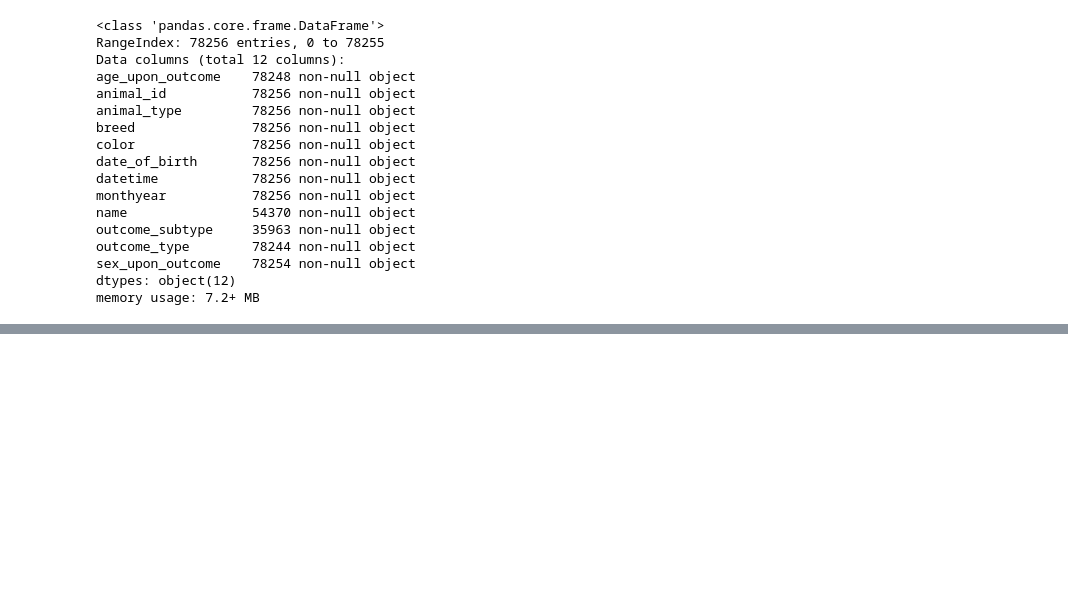
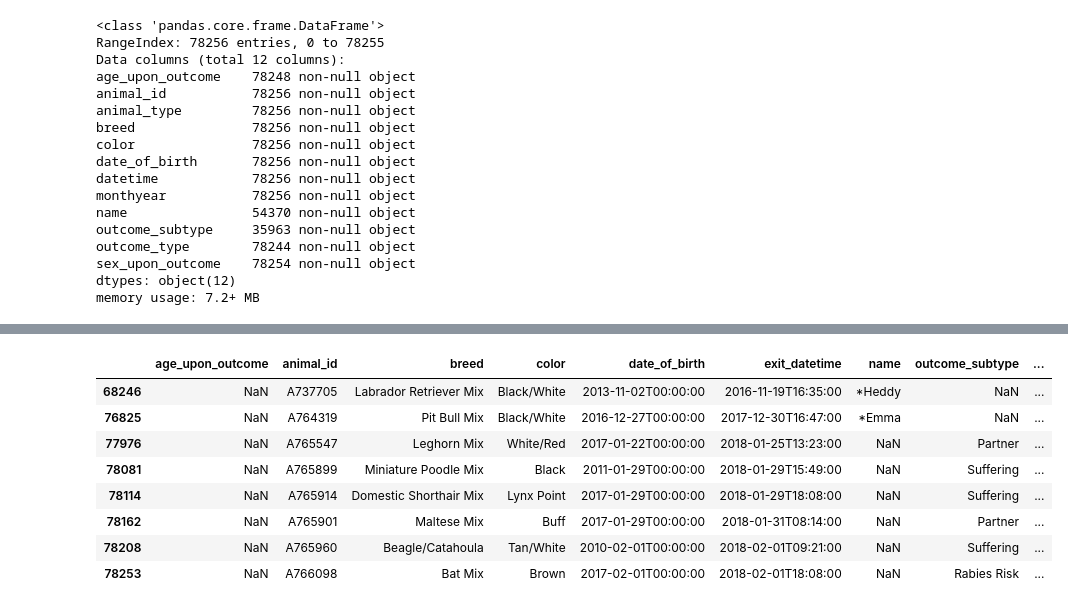
Before and after one commit to SeaPeaMurray/thinkful-apprenticeship, a Jupyter notebook: DS_bootcamp/Deeper_supervised_learning/3.7.1 Capstone.ipynb, the cells around one changed output, grey strips where cells are left out. Saved outputs shown, nothing was run; the diff lists cells and outputs as text; code cells hidden in the pictures; blank space fills up the shorter version.

```diff
--- a/DS_bootcamp/Deeper_supervised_learning/3.7.1 Capstone.ipynb
+++ b/DS_bootcamp/Deeper_supervised_learning/3.7.1 Capstone.ipynb
@@ -84,0 +147,13 @@ df2.head()
+# %%
+# df.info() above also states it has NaN values.
+df[df.age_upon_outcome.isna()]
+# %% [output]
+|  | age_upon_outcome | animal_id | breed | color | date_of_birth | exit_datetime | name | outcome_subtype | ... |
+| 68246 | NaN | A737705 | Labrador Retriever Mix | Black/White | 2013-11-02T00:00:00 | 2016-11-19T16:35:00 | *Heddy | NaN | ... |
+| 76825 | NaN | A764319 | Pit Bull Mix | Black/White | 2016-12-27T00:00:00 | 2017-12-30T16:47:00 | *Emma | NaN | ... |
+| 77976 | NaN | A765547 | Leghorn Mix | White/Red | 2017-01-22T00:00:00 | 2018-01-25T13:23:00 | NaN | Partner | ... |
+| 78081 | NaN | A765899 | Miniature Poodle Mix | Black | 2011-01-29T00:00:00 | 2018-01-29T15:49:00 | NaN | Suffering | ... |
+| 78114 | NaN | A765914 | Domestic Shorthair Mix | Lynx Point | 2017-01-29T00:00:00 | 2018-01-29T18:08:00 | NaN | Suffering | ... |
+| 78162 | NaN | A765901 | Maltese Mix | Buff | 2017-01-29T00:00:00 | 2018-01-31T08:14:00 | NaN | Partner | ... |
+| 78208 | NaN | A765960 | Beagle/Catahoula | Tan/White | 2010-02-01T00:00:00 | 2018-02-01T09:21:00 | NaN | Suffering | ... |
+| 78253 | NaN | A766098 | Bat Mix | Brown | 2017-02-01T00:00:00 | 2018-02-01T18:08:00 | NaN | Rabies Risk | ... |
```
Also changed, not shown: parts of 23 cells of this notebook, 1 other file.
